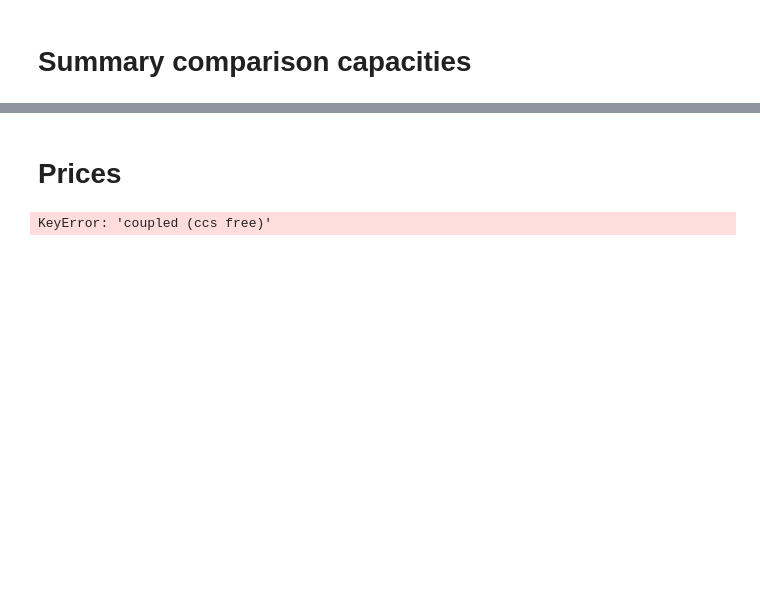
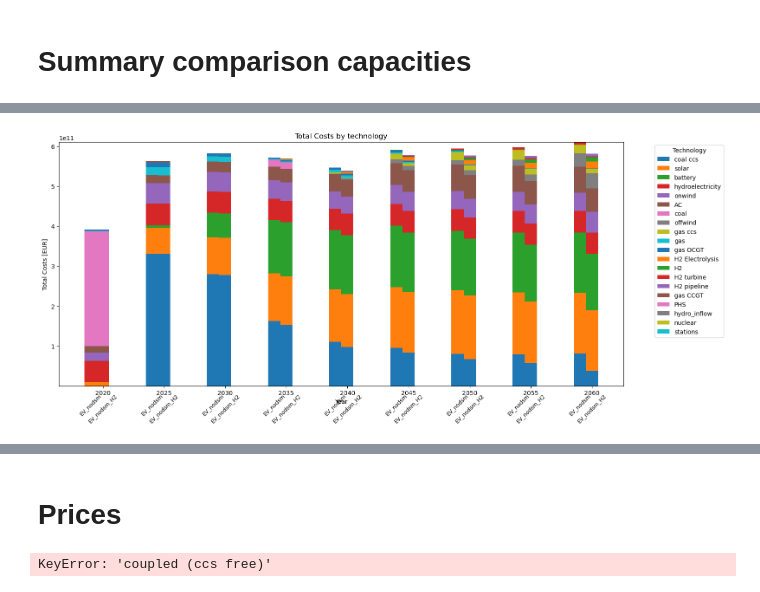
Before and after one commit to beijingzyl/PyPSA-China-PIK, a Jupyter notebook: workflow/notebooks/compare.ipynb, the cells around one changed output, grey strips where cells are left out. Cells and saved outputs as stored; diff of their text form; code cells hidden in the pictures; blank space fills up the shorter version.

```diff
--- a/workflow/notebooks/compare.ipynb
+++ b/workflow/notebooks/compare.ipynb
@@ -613,0 +740,83 @@ fig.tight_layout()
+# %%
+import os
+import pandas as pd
+import matplotlib.pyplot as plt
+import numpy as np
+
+years = list(range(2020, 2061, 5))
+all_data = []
+
+for scen_label, path in result_paths.items():
+    for yr in years:
+        csv_path = os.path.join(path, "summary", f"ntwk_{yr}", "costs.csv")
+        if not os.path.exists(csv_path):
+            print(f"⚠️ Missing file: {csv_path}")
+            continue
+
+        # 读取，跳过前两行 meta 信息
+        df = pd.read_csv(
+            csv_path,
+            header=None,
+            names=["component", "cost_type", "technology", "value"],
+            skiprows=2
+        )
+        df["value"] = pd.to_numeric(df["value"], errors="coerce")
+
+        total_cost = df.groupby("technology")["value"].sum()
+        total_cost.name = (yr, scen_label)
+        all_data.append(total_cost)
+
+# 合并
+costs_df = pd.concat(all_data, axis=1).T
+costs_df.index = pd.MultiIndex.from_tuples(costs_df.index, names=["year", "scenario"])
+
+# 填 NaN
+plot_df = costs_df.fillna(0)
+
+# 技术排序（选累计成本前10）
+tech_totals = plot_df.sum().sort_values(ascending=False)
+top_techs = tech_totals.head(20).index
+plot_df = plot_df[top_techs]
+
+# 🎨 绘图
+fig, ax = plt.subplots(figsize=(16, 7))
+scenarios = list(result_paths.keys())
+bar_width = 0.2
+x = np.arange(len(years))  # 每个年份一个组
+
+for i, scen_label in enumerate(scenarios):
+    df_scen = plot_df.xs(scen_label, level="scenario")
+    positions = x + (i - len(scenarios)/2) * bar_width
+    bottom = np.zeros(len(years))
+
+    for tech in df_scen.columns:
+        values = df_scen[tech].reindex(years).fillna(0).values
+        ax.bar(
+            positions, values, bar_width,
+            bottom=bottom, label=tech if i == 0 else "", align="center"
+        )
+        bottom += values
+
+    # 在每组柱子上方标情景名称
+    for xpos in positions:
+        ax.text(
+            xpos, -0.05*plot_df.values.max(), scen_label,  # 放在下面
+            ha='center', va='top', fontsize=9, rotation=45
+        )
+
+# 美化
+ax.set_xticks(x)
+ax.set_xticklabels(years)
+ax.set_xlabel("Year")
+ax.set_ylabel("Total Costs [EUR]")
+ax.set_title("Total Costs by technology")
+
+# 图例只保留唯一技术
+handles, labels = ax.get_legend_handles_labels()
+unique = dict(zip(labels, handles))
+ax.legend(unique.values(), unique.keys(), title="Technology", bbox_to_anchor=(1.05, 1), loc="upper left")
+
+plt.tight_layout()
+plt.show()
+# %% [output]
+[figure, added]
```
Also changed, not shown: parts of 8 cells of this notebook, 6 other files.
